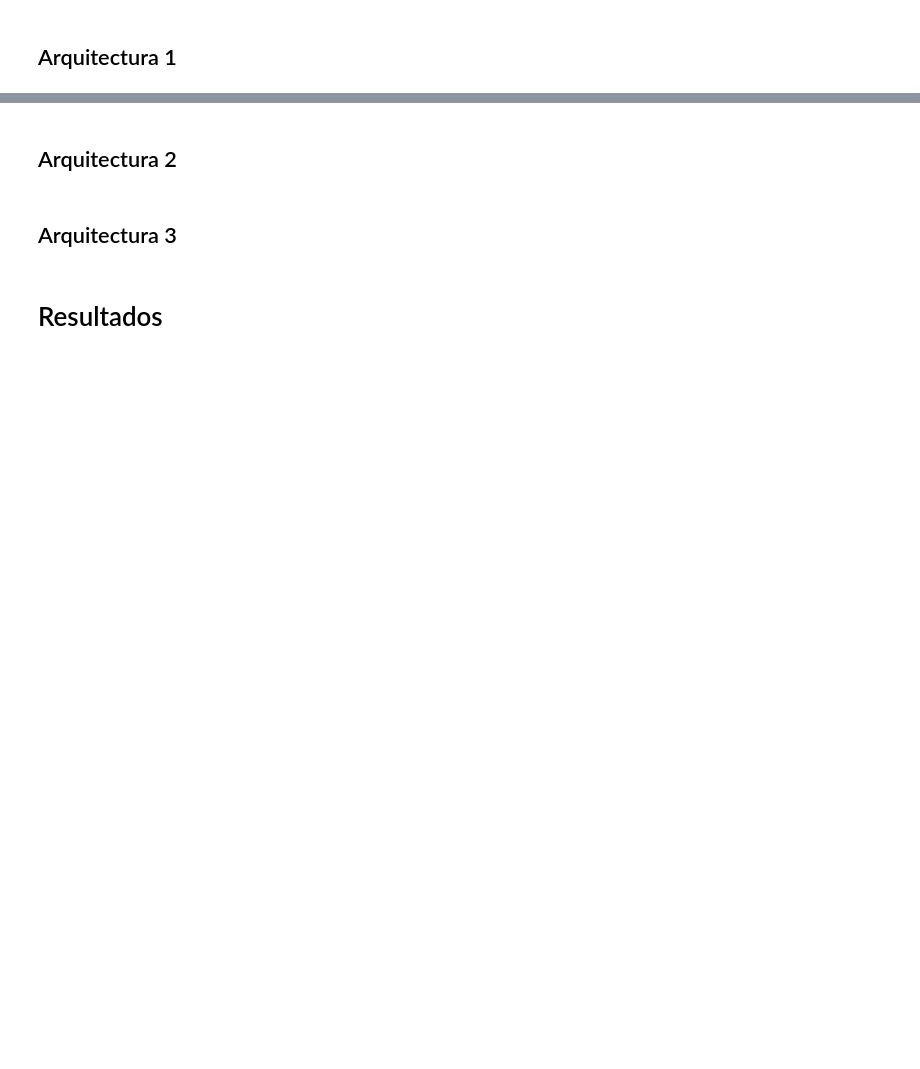
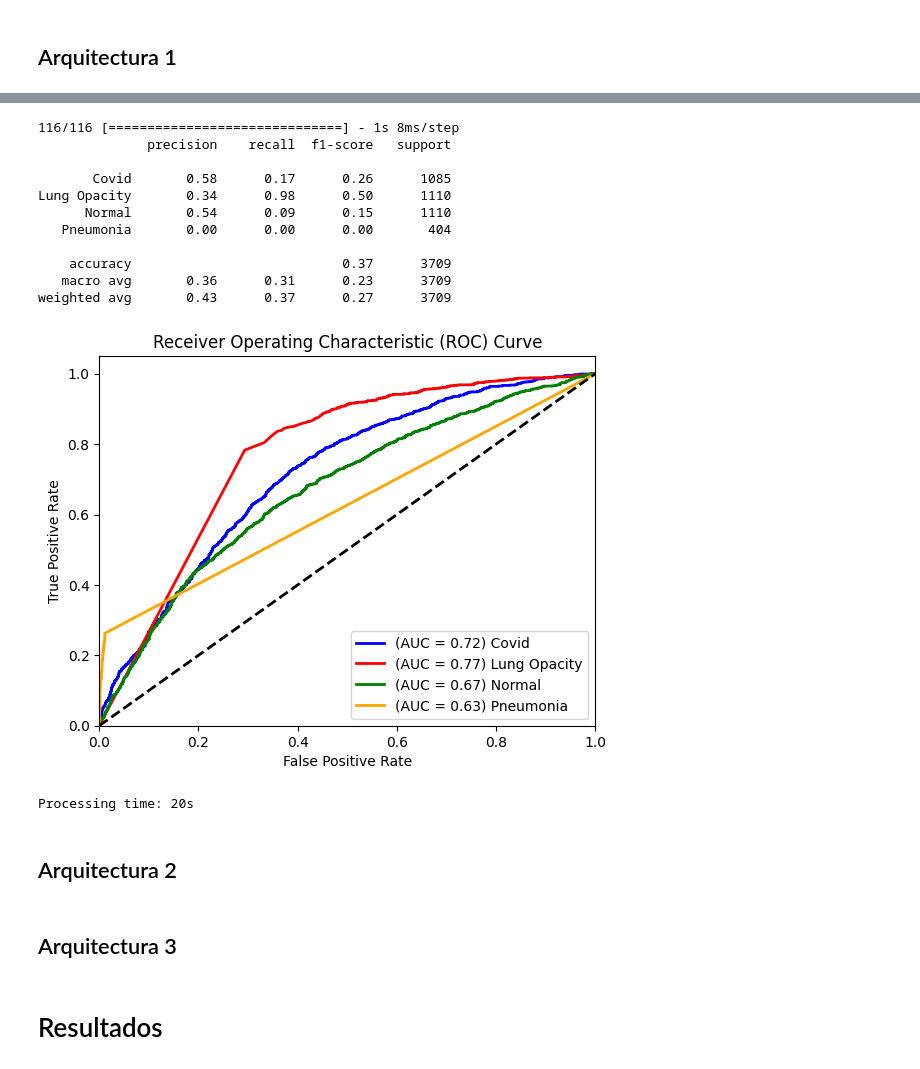
Before and after one commit to Heutlett/2023_PATRONES_PROYECTO2, a Jupyter notebook: proyecto2.ipynb, the cells around one changed output, grey strips where cells are left out. Saved outputs shown, nothing was run; the diff lists cells and outputs as text; code cells hidden in the pictures; blank space fills up the shorter version.

```diff
--- a/proyecto2.ipynb
+++ b/proyecto2.ipynb
@@ -267,15 +335,15 @@ pd.DataFrame({
 # %%
 # Create the MLP model
 model1 = Sequential()
-model1.add(Flatten(input_shape=(X_train_reshaped.shape[1],)))
-model1.add(Dense(200, activation='relu'))
-model1.add(Dense(100, activation='relu'))
+model1.add(Flatten(input_shape=(X_train.shape[1], X_train.shape[2])))
+model1.add(Dense(128, activation='relu'))
+model1.add(Dense(128, activation='relu'))
 model1.add(Dense(4, activation='softmax'))
 
 # Compile model
-model1.compile(optimizer='adam', loss='categorical_crossentropy', metrics=['accuracy', 'Recall', 'Precision'])
+model1.compile(optimizer='adam', loss='categorical_crossentropy', metrics=['accuracy'])
 
 # Train model
 start = time.time()
-model1.fit(X_train_reshaped, y_train_categorical, batch_size=100, epochs=10, verbose=2)
+model1.fit(X_train, y_train_categorical, batch_size=32, epochs=10, verbose=2)
 train_time = get_str_time(time.time() - start)
@@ -282,7 +355,20 @@ train_time = get_str_time(time.time() - start)
 # %%
 # Evaluate model
-results1, df1 = get_metrics(model=model1, X_test=X_test_reshaped, y_test=y_test, time=train_time)
-df1
+results1 = get_metrics(model=model1, X_test=X_test, y_test=y_test, time=train_time)
+# %% [output]
+116/116 [==============================] - 1s 8ms/step
+              precision    recall  f1-score   support
+
+       Covid       0.58      0.17      0.26      1085
+Lung Opacity       0.34      0.98      0.50      1110
+      Normal       0.54      0.09      0.15      1110
+   Pneumonia       0.00      0.00      0.00       404
+
+    accuracy                           0.37      3709
+   macro avg       0.36      0.31      0.23      3709
+weighted avg       0.43      0.37      0.27      3709
+[figure, added]
+Processing time: 20s
 # %% [markdown]
 ## Arquitectura 2
 # %%
```
Also changed, not shown: parts of 17 cells of this notebook.
